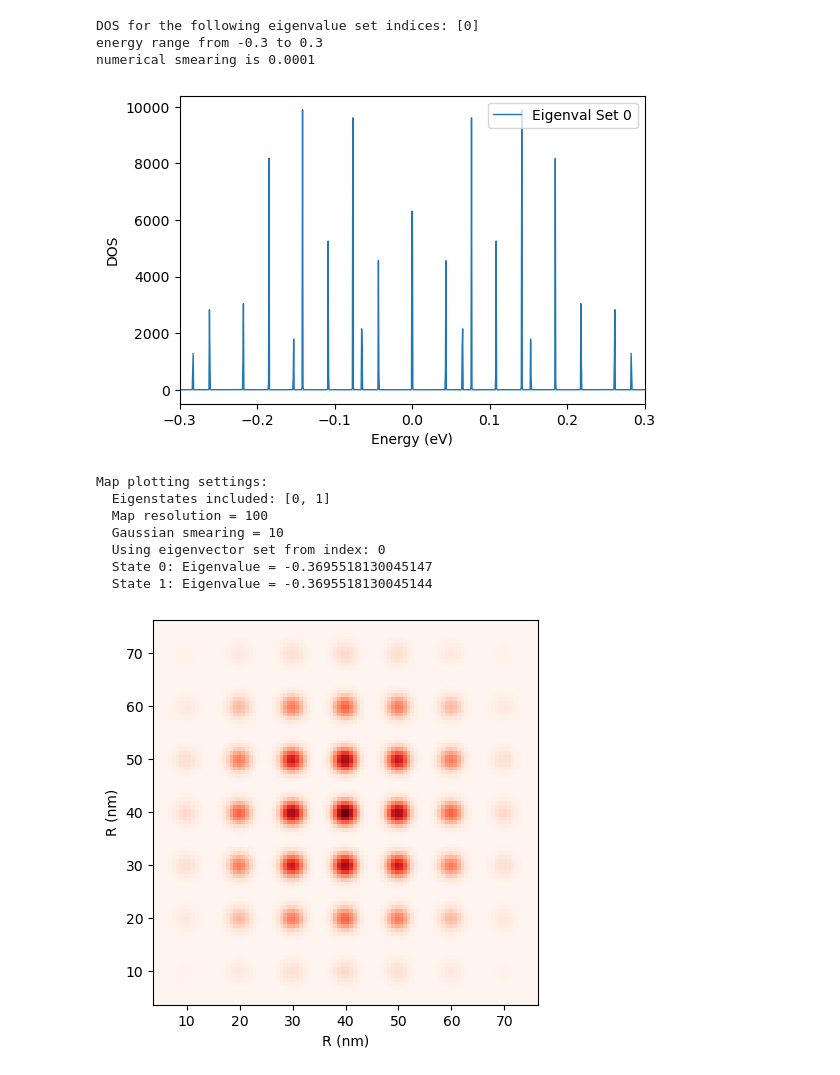
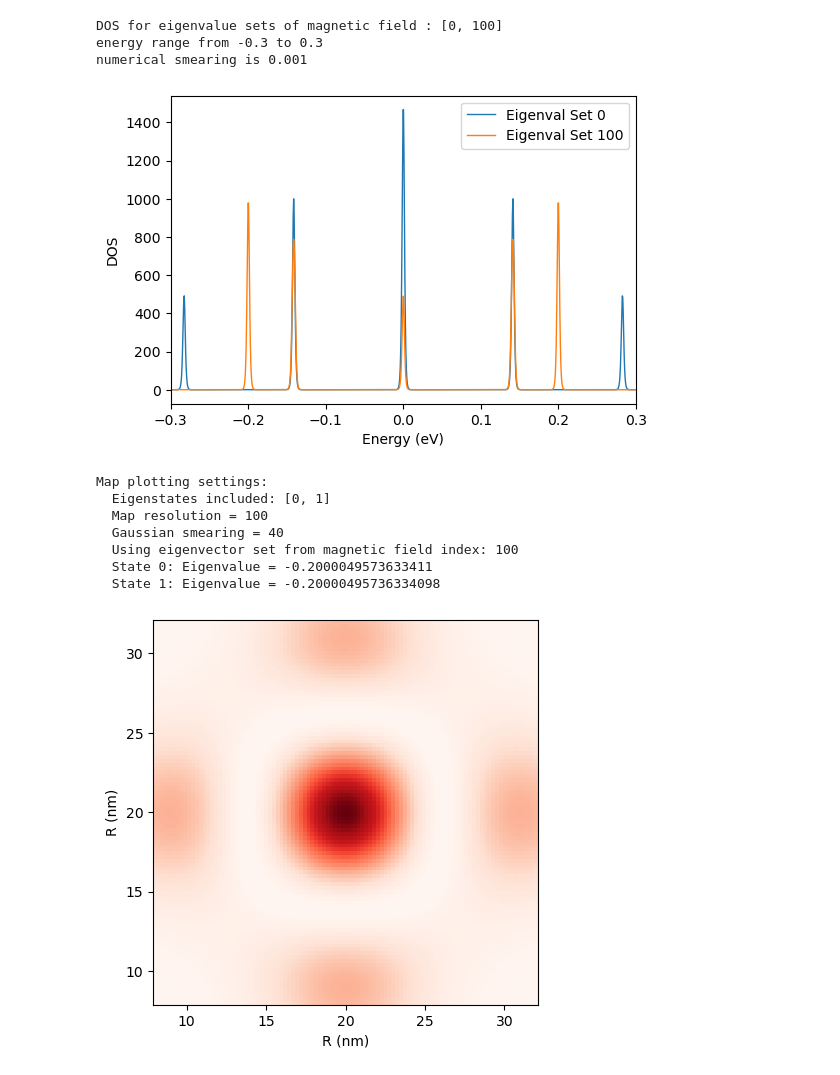
Before and after one commit to danis-b/HB_lattice, a Jupyter notebook: HB_plot.ipynb, the cells around one changed output. Cells and saved outputs as stored; diff of their text form; code cells hidden in the pictures.

```diff
--- a/HB_plot.ipynb
+++ b/HB_plot.ipynb
@@ -26,18 +24,18 @@ Loaded parameters:
 # %%
-latt.plot_dos([0], e_min=-0.3, e_max=0.3)
+latt.plot_dos([0, 100], e_min=-0.3, e_max=0.3, smear=0.001)
 # %% [output]
-DOS for the following eigenvalue set indices: [0]
+DOS for eigenvalue sets of magnetic field : [0, 100]
 energy range from -0.3 to 0.3
-numerical smearing is 0.0001
+numerical smearing is 0.001
-[figure, old version]
+[figure, new version]
 # %%
-latt.plot_map([0, 1], smear=10)
+latt.plot_map([0, 1], smear=40, b_index=100)
 # %% [output]
 Map plotting settings:
   Eigenstates included: [0, 1]
   Map resolution = 100
-  Gaussian smearing = 10
-  Using eigenvector set from index: 0
-  State 0: Eigenvalue = -0.3695518130045147
-  State 1: Eigenvalue = -0.3695518130045144
+  Gaussian smearing = 40
+  Using eigenvector set from magnetic field index: 100
+  State 0: Eigenvalue = -0.2000049573633411
+  State 1: Eigenvalue = -0.20000495736334098
-[figure, old version]
+[figure, new version]
```
Also changed, not shown: parts of 2 cells of this notebook, 4 other files.
